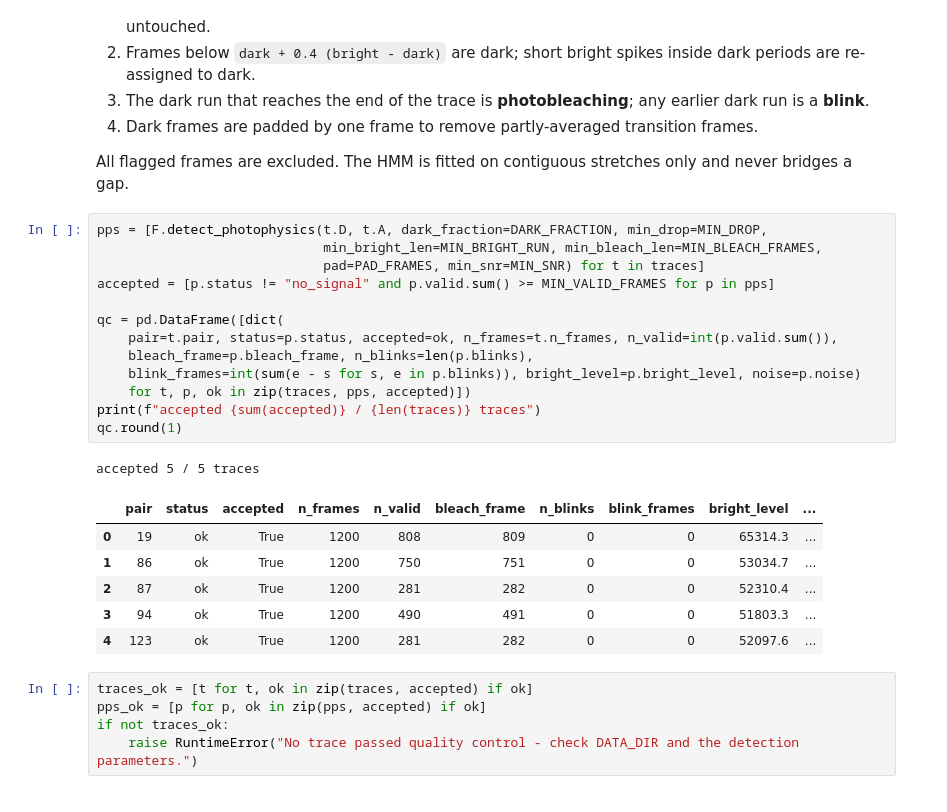
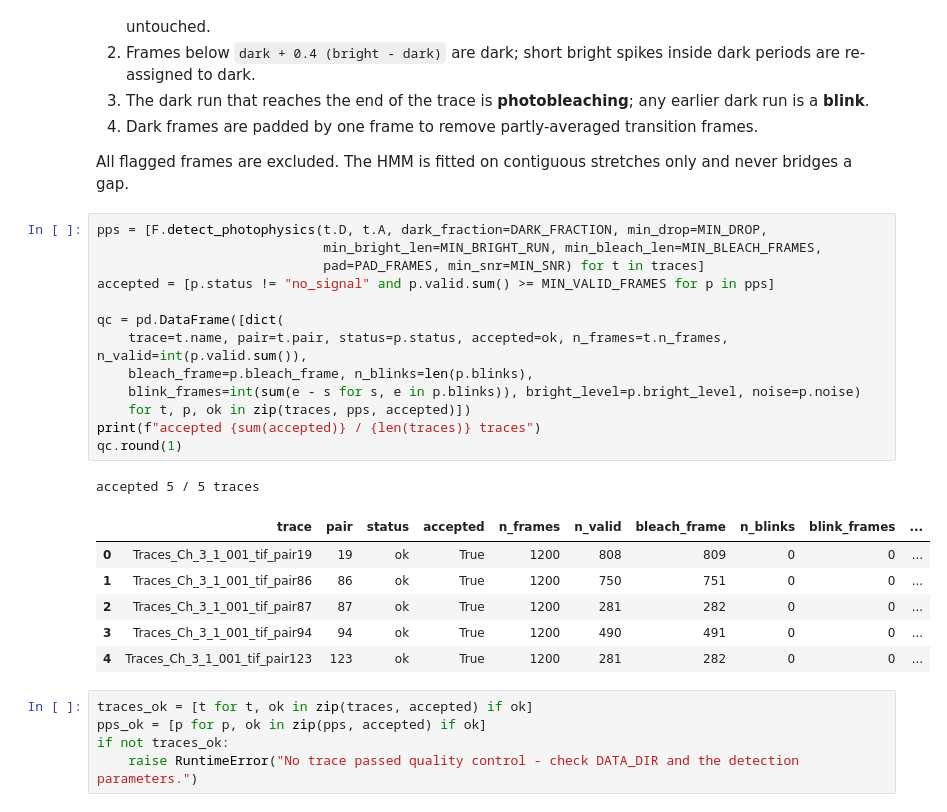
Before and after one commit to emc2emc2/20261001-FRET-colocalization, a Jupyter notebook: smfret_hmm_pipeline.ipynb, the cells around one changed output. Drawn from its saved outputs; the diff is of its cells as text.

```diff
--- a/smfret_hmm_pipeline.ipynb
+++ b/smfret_hmm_pipeline.ipynb
@@ -678,24 +686,24 @@ All flagged frames are excluded. The HMM is fitted on contiguous stretches only
 # %%
 pps = [F.detect_photophysics(t.D, t.A, dark_fraction=DARK_FRACTION, min_drop=MIN_DROP,
                              min_bright_len=MIN_BRIGHT_RUN, min_bleach_len=MIN_BLEACH_FRAMES,
                              pad=PAD_FRAMES, min_snr=MIN_SNR) for t in traces]
 accepted = [p.status != "no_signal" and p.valid.sum() >= MIN_VALID_FRAMES for p in pps]
 
 qc = pd.DataFrame([dict(
-    pair=t.pair, status=p.status, accepted=ok, n_frames=t.n_frames, n_valid=int(p.valid.sum()),
+    trace=t.name, pair=t.pair, status=p.status, accepted=ok, n_frames=t.n_frames, n_valid=int(p.valid.sum()),
     bleach_frame=p.bleach_frame, n_blinks=len(p.blinks),
     blink_frames=int(sum(e - s for s, e in p.blinks)), bright_level=p.bright_level, noise=p.noise)
     for t, p, ok in zip(traces, pps, accepted)])
 print(f"accepted {sum(accepted)} / {len(traces)} traces")
 qc.round(1)
 # %% [output]
 accepted 5 / 5 traces
-|  | pair | status | accepted | n_frames | n_valid | bleach_frame | n_blinks | blink_frames | bright_level | ... |
-| 0 | 19 | ok | True | 1200 | 808 | 809 | 0 | 0 | 65314.3 | ... |
-| 1 | 86 | ok | True | 1200 | 750 | 751 | 0 | 0 | 53034.7 | ... |
-| 2 | 87 | ok | True | 1200 | 281 | 282 | 0 | 0 | 52310.4 | ... |
-| 3 | 94 | ok | True | 1200 | 490 | 491 | 0 | 0 | 51803.3 | ... |
-| 4 | 123 | ok | True | 1200 | 281 | 282 | 0 | 0 | 52097.6 | ... |
+|  | trace | pair | status | accepted | n_frames | n_valid | bleach_frame | n_blinks | blink_frames | ... |
+| 0 | Traces_Ch_3_1_001_tif_pair19 | 19 | ok | True | 1200 | 808 | 809 | 0 | 0 | ... |
+| 1 | Traces_Ch_3_1_001_tif_pair86 | 86 | ok | True | 1200 | 750 | 751 | 0 | 0 | ... |
+| 2 | Traces_Ch_3_1_001_tif_pair87 | 87 | ok | True | 1200 | 281 | 282 | 0 | 0 | ... |
+| 3 | Traces_Ch_3_1_001_tif_pair94 | 94 | ok | True | 1200 | 490 | 491 | 0 | 0 | ... |
+| 4 | Traces_Ch_3_1_001_tif_pair123 | 123 | ok | True | 1200 | 281 | 282 | 0 | 0 | ... |
 # %%
 traces_ok = [t for t, ok in zip(traces, accepted) if ok]
 pps_ok = [p for p, ok in zip(pps, accepted) if ok]
```
Also changed, not shown: parts of 7 cells of this notebook.
